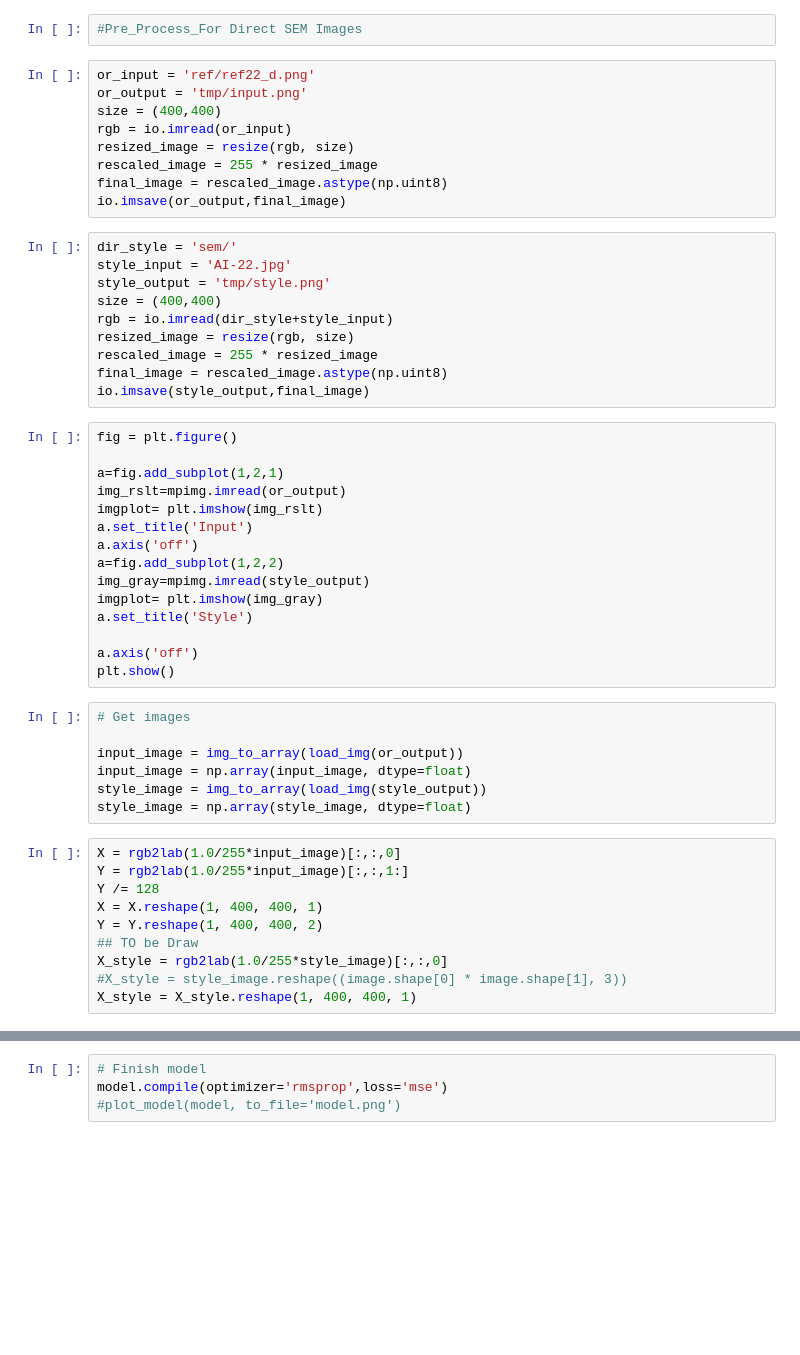
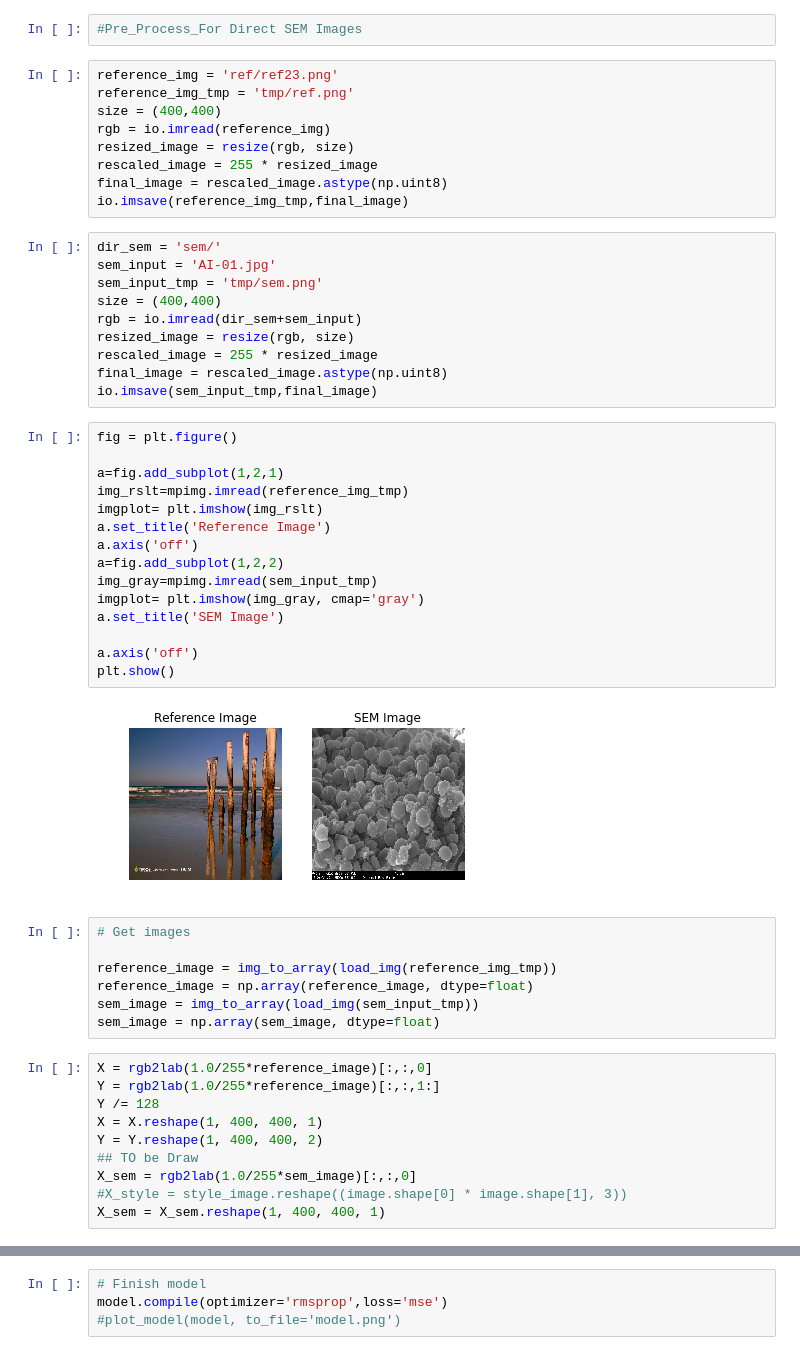
Before and after one commit to isrugeek/semcolour, a Jupyter notebook: cnn_nst.ipynb, the cells around one changed output, grey strips where cells are left out. Saved outputs shown, nothing was run; the diff lists cells and outputs as text; blank space fills up the shorter version.

```diff
--- a/cnn_nst.ipynb
+++ b/cnn_nst.ipynb
@@ -21,56 +20,58 @@ import cv2
 # %%
 #Pre_Process_For Direct SEM Images
 # %%
-or_input = 'ref/ref22_d.png'
-or_output = 'tmp/input.png'
+reference_img = 'ref/ref23.png'
+reference_img_tmp = 'tmp/ref.png'
 size = (400,400)
-rgb = io.imread(or_input)
+rgb = io.imread(reference_img)
 resized_image = resize(rgb, size)
 rescaled_image = 255 * resized_image
 final_image = rescaled_image.astype(np.uint8)
-io.imsave(or_output,final_image)
+io.imsave(reference_img_tmp,final_image)
 # %%
-dir_style = 'sem/'
-style_input = 'AI-22.jpg'
-style_output = 'tmp/style.png'
+dir_sem = 'sem/'
+sem_input = 'AI-01.jpg'
+sem_input_tmp = 'tmp/sem.png'
 size = (400,400)
-rgb = io.imread(dir_style+style_input)
+rgb = io.imread(dir_sem+sem_input)
 resized_image = resize(rgb, size)
 rescaled_image = 255 * resized_image
 final_image = rescaled_image.astype(np.uint8)
-io.imsave(style_output,final_image)
+io.imsave(sem_input_tmp,final_image)
 # %%
 fig = plt.figure()
 
 a=fig.add_subplot(1,2,1)
-img_rslt=mpimg.imread(or_output)
+img_rslt=mpimg.imread(reference_img_tmp)
 imgplot= plt.imshow(img_rslt)
-a.set_title('Input')
+a.set_title('Reference Image')
 a.axis('off')
 a=fig.add_subplot(1,2,2)
-img_gray=mpimg.imread(style_output)
-imgplot= plt.imshow(img_gray)
-a.set_title('Style')
+img_gray=mpimg.imread(sem_input_tmp)
+imgplot= plt.imshow(img_gray, cmap='gray')
+a.set_title('SEM Image')
 
 a.axis('off')
 plt.show()
+# %% [output]
+[figure, added]
 # %%
 # Get images
 
-input_image = img_to_array(load_img(or_output))
-input_image = np.array(input_image, dtype=float)
-style_image = img_to_array(load_img(style_output))
-style_image = np.array(style_image, dtype=float)
+reference_image = img_to_array(load_img(reference_img_tmp))
+reference_image = np.array(reference_image, dtype=float)
+sem_image = img_to_array(load_img(sem_input_tmp))
+sem_image = np.array(sem_image, dtype=float)
 # %%
-X = rgb2lab(1.0/255*input_image)[:,:,0]
-Y = rgb2lab(1.0/255*input_image)[:,:,1:]
+X = rgb2lab(1.0/255*reference_image)[:,:,0]
+Y = rgb2lab(1.0/255*reference_image)[:,:,1:]
 Y /= 128
 X = X.reshape(1, 400, 400, 1)
 Y = Y.reshape(1, 400, 400, 2)
 ## TO be Draw
-X_style = rgb2lab(1.0/255*style_image)[:,:,0]
+X_sem = rgb2lab(1.0/255*sem_image)[:,:,0]
 #X_style = style_image.reshape((image.shape[0] * image.shape[1], 3))
-X_style = X_style.reshape(1, 400, 400, 1)
+X_sem = X_sem.reshape(1, 400, 400, 1)
 # %%
 # Building the neural network
 model = Sequential()
```
Also changed, not shown: parts of 8 cells of this notebook, 4 other files.
